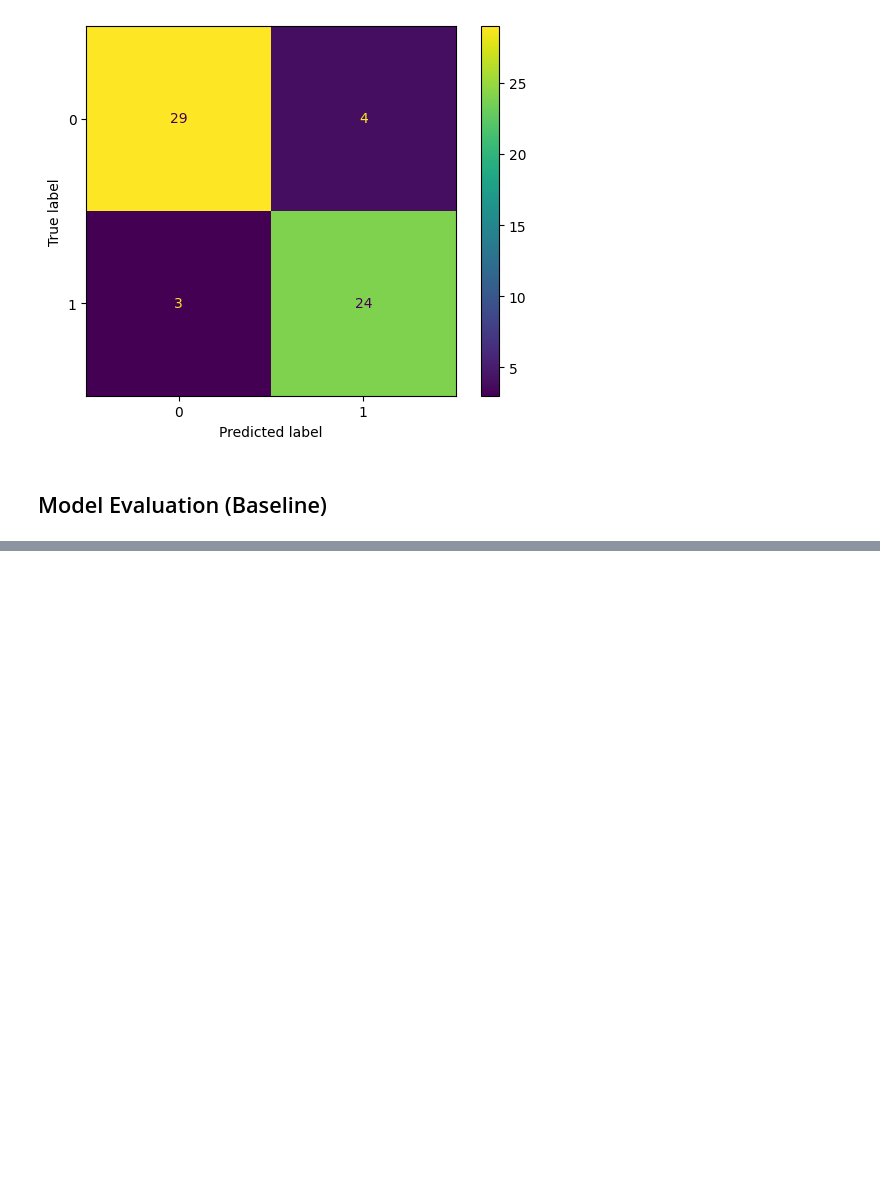
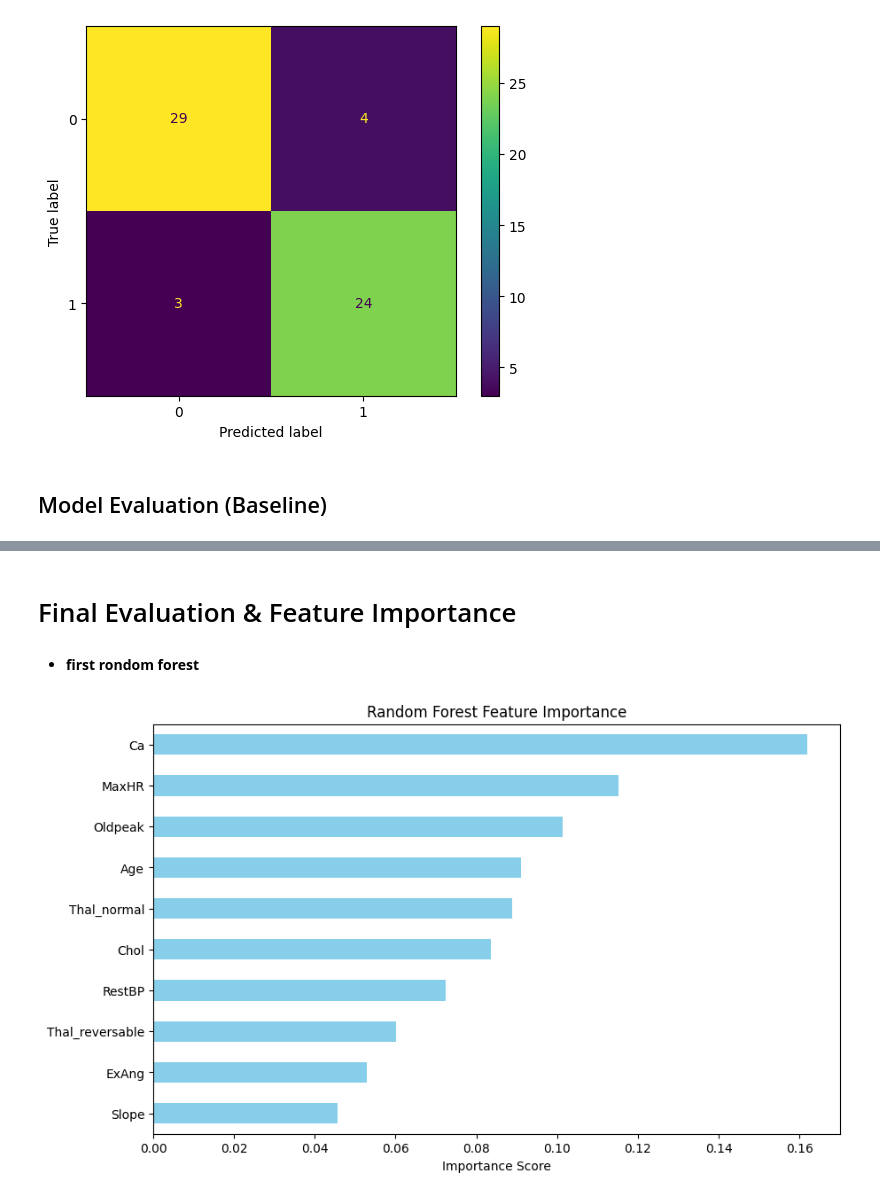
Before and after one commit to Muhammed-ismail3/Heart-Disease-Prediction, a Jupyter notebook: Project/Model.ipynb, the cells around one changed output, grey strips where cells are left out. Saved outputs shown, nothing was run; the diff lists cells and outputs as text; code cells hidden in the pictures; blank space fills up the shorter version.

```diff
--- a/Project/Model.ipynb
+++ b/Project/Model.ipynb
@@ -918,0 +1067,21 @@ ROC-AUC Score: 0.9259
+# %% [markdown]
+# Final Evaluation & Feature Importance
+# %% [markdown]
+* **first rondom forest**
+# %%
+# 1. Get the feature importances
+# We convert it to a Pandas Series so we can match the score to the column name
+importances = pd.Series(best_rf_model.feature_importances_, index=X5_train.columns)
+
+# 2. Sort them to find the top 10
+top_10_rf = importances.sort_values(ascending=False).head(10)
+
+# 3. Plot
+plt.figure(figsize=(10, 6))
+top_10_rf.plot(kind='barh', color='skyblue')
+plt.title('Random Forest Feature Importance')
+plt.xlabel('Importance Score')
+plt.gca().invert_yaxis() # Put the most important feature at the top
+plt.show()
+# %% [output]
+[figure, added]
```
Also changed, not shown: parts of 29 cells of this notebook, 1 other file.
